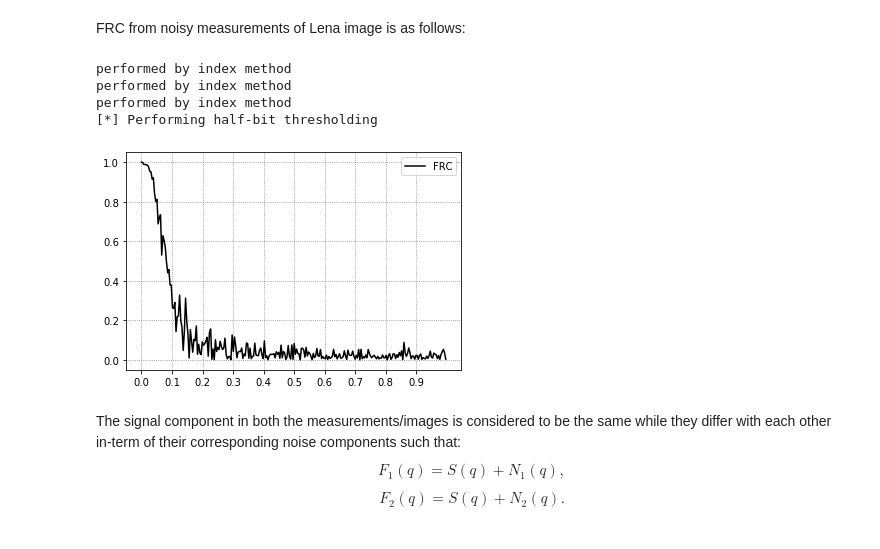
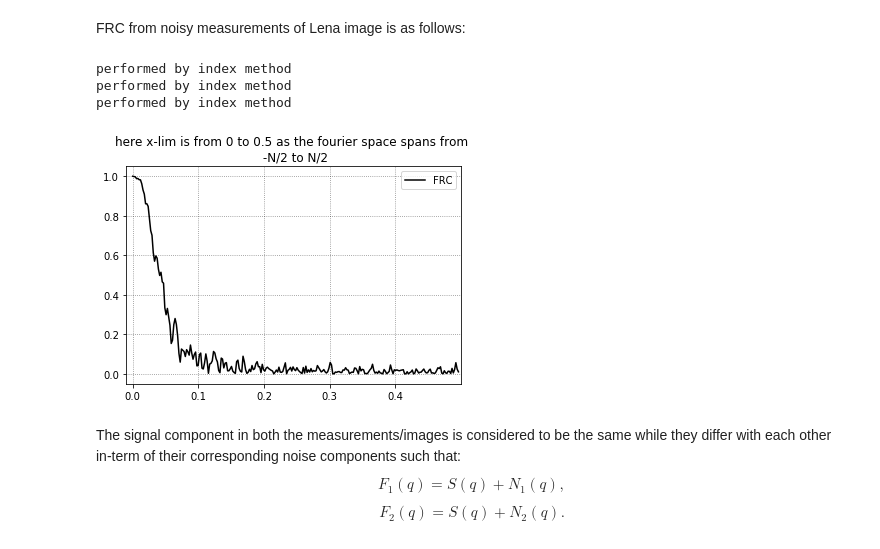
Before and after one commit to prabhatkc/siFRC, a Jupyter notebook: lenaFRC.ipynb, the cells around one changed output. Drawn from its saved outputs; the diff is of its cells as text; code cells hidden in the pictures.

Commit message:
threshold and fft boundry issue fixes
Single Image FRC as well as two images FRC with demo explanations

```diff
--- a/lenaFRC.ipynb
+++ b/lenaFRC.ipynb
@@ -30,8 +30,8 @@ plt.show()
 # %% [markdown]
 For the FRC analysis we consider two different measurements of the same signal
 # %%
-noisy_lena1 = su.imageio_imread('./demo_images/noisy_lena1.tif')
-noisy_lena2 = su.imageio_imread('./demo_images/noisy_lena2.tif')
+noisy_lena1 = su.imageio_imread('./demo_images/512/noisy_lena1.tif')
+noisy_lena2 = su.imageio_imread('./demo_images/512/noisy_lena2.tif')
 f, axrr = plt.subplots(1, 2)
 axrr[0].imshow(noisy_lena1, cmap='Greys_r')
 axrr[0].set_title('Measurement 1')
@@ -70,15 +70,16 @@ xf, frc, _, _ = frc_util.FRC(noisy_lena1, noisy_lena2, inscribed_rings=inscribed
 performed by index method
 performed by index method
 performed by index method
-[*] Performing half-bit thresholding
 # %%
-plt.plot(xf[:-1], frc[:-1], label = 'FRC', color='black')
-plt.xticks(np.arange(0, 1, step=0.1))
+plt.xlim(-0.01, 0.5)
+plt.plot(xf[:-1]/2, frc[:-1], label = 'FRC', color='black')
+plt.xticks(np.arange(0, 0.5, step=0.1))
 plt.grid(linestyle='dotted', color='black', alpha=0.5)
+plt.title('here x-lim is from 0 to 0.5 as the fourier space spans from \n -N/2 to N/2')
 plt.legend()
 plt.show()
 # %% [output]
-[figure, old version]
+[figure, new version]
 # %% [markdown]
 The signal component in both the measurements/images is considered to be the same while they differ with each other in-term of their corresponding noise components such that:
 \begin{equation}
```
Also changed, not shown: parts of 24 cells of this notebook, 35 other files.
